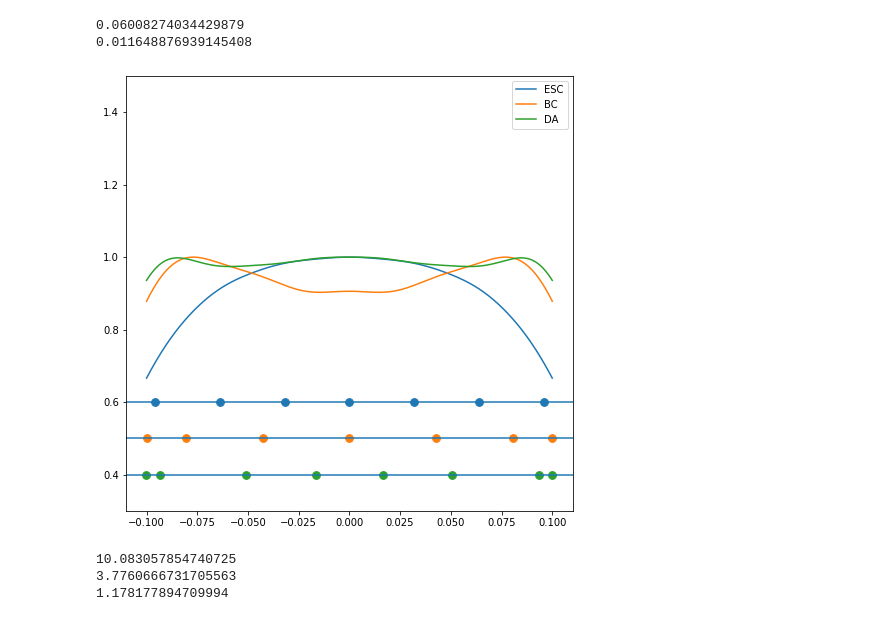
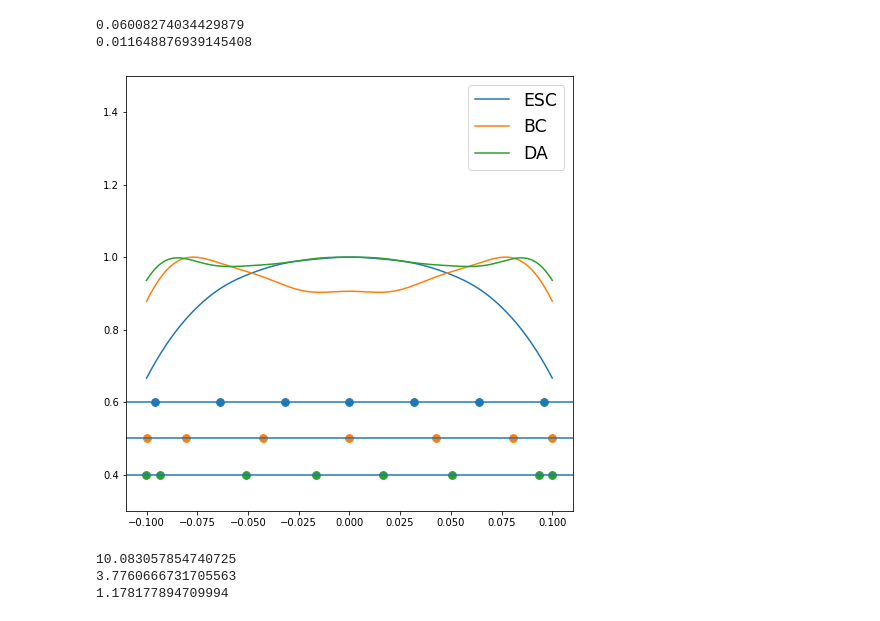
Before and after one commit to HYUNSEONG-KIM/UILC, a Jupyter notebook: docs/usage_low_s.ipynb, the cells around one changed output. Saved outputs shown, nothing was run; the diff lists cells and outputs as text; code cells hidden in the pictures.

```diff
--- a/docs/usage_low_s.ipynb
+++ b/docs/usage_low_s.ipynb
@@ -382,27 +353,26 @@ rmse_da  = y_da.std()/y_da.mean()
 # %%
 plt.figure(figsize=(8,8))
 plt.plot(xline, y_esc, label="ESC")
 plt.plot(xline, y_bc, label="BC")
 plt.plot(xline, y_da, label="DA")
 
 #ESC and BC================================
 
 plt.scatter(uilc.utils.get_axis_list(esc_arr), 0.6*np.ones(7), s=60)
 plt.scatter(uilc.utils.get_axis_list(bc_arr), 0.5*np.ones(7), s=60)
 plt.scatter(uilc.utils.get_axis_list(da_arr), 0.4*np.ones(8), s=60)
 
 plt.axhline(y = 0.6)
 plt.axhline(y = 0.5)
 plt.axhline(y = 0.4)
-#DA================================
 
 
-
+plt.rc('legend',fontsize='xx-large')
 plt.ylim(0.3, 1.5)
 plt.legend()
 plt.show()
 # %% [output]
-[figure, old version]
+[figure, new version]
 # %%
 print(rmse_esc*100)
 print(rmse_bc*100)
```
Also changed, not shown: parts of 10 cells of this notebook.
